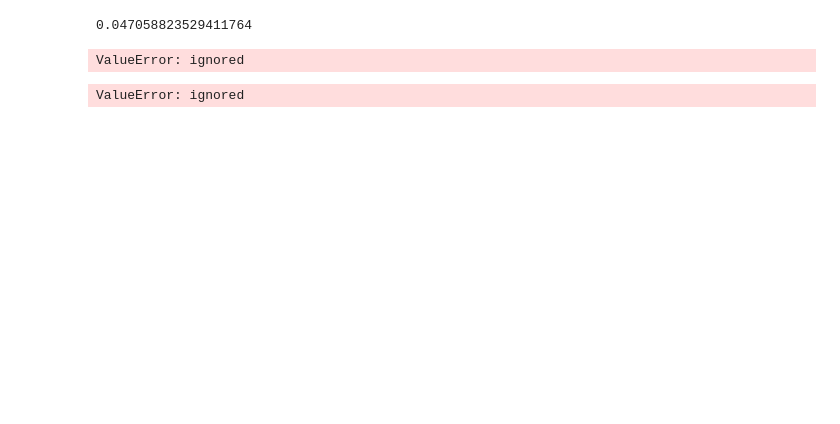
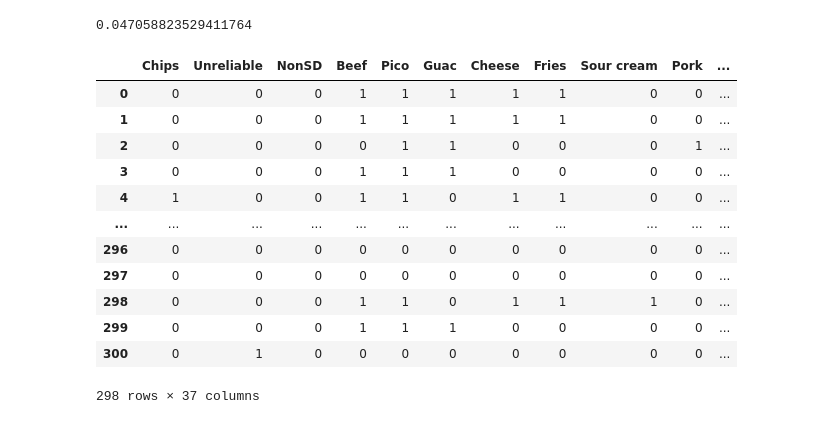
Before and after one commit to ekoly/DS-Unit-2-Linear-Models, a Jupyter notebook: module4-logistic-regression/LS_DS_214_assignment.ipynb, the cells around one changed output. Cells and saved outputs as stored; diff of their text form; code cells hidden in the pictures; blank space fills up the shorter version.

```diff
--- a/module4-logistic-regression/LS_DS_214_assignment.ipynb
+++ b/module4-logistic-regression/LS_DS_214_assignment.ipynb
@@ -212,13 +212,27 @@ from sklearn.linear_model import LogisticRegression
 
 model = LogisticRegression(solver="lbfgs")
 
-features = df.columns.drop(["Burrito", "Date", "Yelp", "Google"])
+features = object_cols.drop(["Burrito", "Date"])
 
 X_train = train[features]
 X_val = val[features]
 X_test = test[features]
-# %% [output]
-ValueError: ignored
+# %%
+X_train
+# %% [output]
+|  | Chips | Unreliable | NonSD | Beef | Pico | Guac | Cheese | Fries | Sour cream | Pork | ... |
+| 0 | 0 | 0 | 0 | 1 | 1 | 1 | 1 | 1 | 0 | 0 | ... |
+| 1 | 0 | 0 | 0 | 1 | 1 | 1 | 1 | 1 | 0 | 0 | ... |
+| 2 | 0 | 0 | 0 | 0 | 1 | 1 | 0 | 0 | 0 | 1 | ... |
+| 3 | 0 | 0 | 0 | 1 | 1 | 1 | 0 | 0 | 0 | 0 | ... |
+| 4 | 1 | 0 | 0 | 1 | 1 | 0 | 1 | 1 | 0 | 0 | ... |
+| ... | ... | ... | ... | ... | ... | ... | ... | ... | ... | ... | ... |
+| 296 | 0 | 0 | 0 | 0 | 0 | 0 | 0 | 0 | 0 | 0 | ... |
+| 297 | 0 | 0 | 0 | 0 | 0 | 0 | 0 | 0 | 0 | 0 | ... |
+| 298 | 0 | 0 | 0 | 1 | 1 | 0 | 1 | 1 | 1 | 0 | ... |
+| 299 | 0 | 0 | 0 | 1 | 1 | 1 | 0 | 0 | 0 | 0 | ... |
+| 300 | 0 | 1 | 0 | 0 | 0 | 0 | 0 | 0 | 0 | 0 | ... |
+298 rows × 37 columns
 # %%
 from sklearn.impute import SimpleImputer
 
@@ -227,8 +241,3 @@ imputer = SimpleImputer()
 X_train_imputed = imputer.fit_transform(X_train)
 X_val_imputed = imputer.transform(X_val)
 X_test_imputed = imputer.transform(X_test)
-# %%
-model.fit(X_train_imputed, y_train)
-model.predict(X_val_imputed)
-# %% [output]
-ValueError: ignored
```
Also changed, not shown: parts of 3 cells of this notebook.
